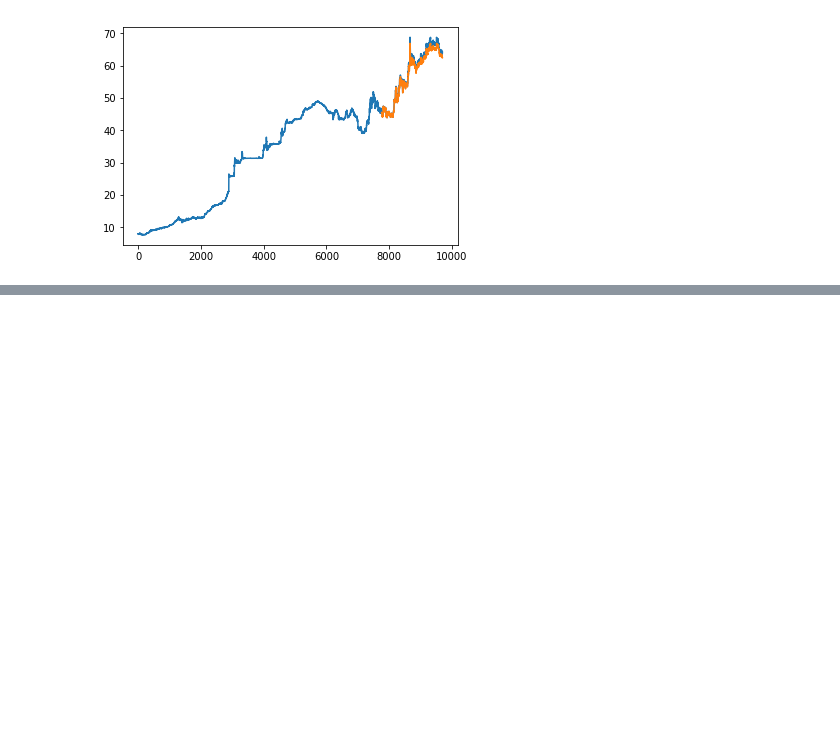
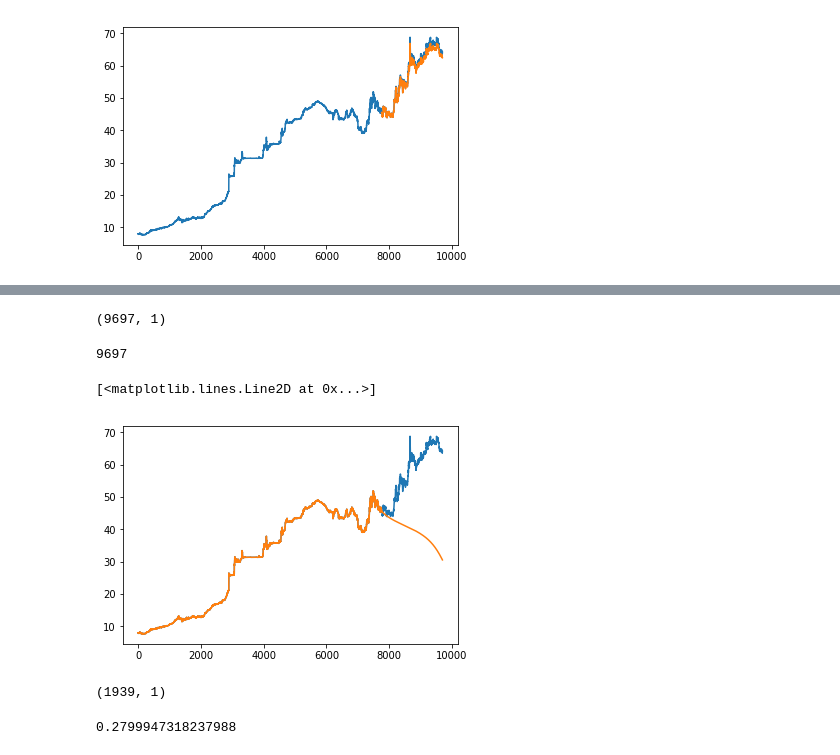
Before and after one commit to snowneji/ML_Algorithms_from_scratch, a Jupyter notebook: LSTM.ipynb, the cells around one changed output, grey strips where cells are left out. Saved outputs shown, nothing was run; the diff lists cells and outputs as text; code cells hidden in the pictures; blank space fills up the shorter version.

```diff
--- a/LSTM.ipynb
+++ b/LSTM.ipynb
@@ -321,0 +283,7 @@ plt.plot(testPredictPlot)
+# %%
+# create and fit the LSTM network
+model = Sequential()
+model.add(LSTM(4, input_shape=(1, look_back))) # 4 in here means 4 LSTM blocks or neurons
+model.add(Dense(1))
+model.compile(loss='mean_squared_error', optimizer='adam')
+model.fit(trainX, trainY, epochs=20, batch_size=1, verbose=2)
@@ -321,0 +309,16 @@ plt.plot(testPredictPlot)
+# %%
+data=price_dat
+ratio=ratio
+look_back = look_back
+temp_train = data[:ratio]
+# %%
+
+
+for i in range(len(data)-len(data[:ratio])):
+
+
+    testX_temp =  temp_train[(-1-look_back):-1]
+    testX_temp = np.reshape(testX_temp, (1, 1, look_back))
+    pred = model.predict(testX_temp)
+    temp_train = np.append(temp_train,pred).reshape(-1,1)
+    print('Predicted: {}'.format(pred))
@@ -321,0 +345,8 @@ plt.plot(testPredictPlot)
+# %%
+temp_train.shape
+# %% [output]
+(9697, 1)
+# %%
+len(price_dat)
+# %% [output]
+9697
@@ -321,0 +367,10 @@ plt.plot(testPredictPlot)
+# %%
+# inverse the transformation back to get the true value:
+temp_train = scaler.inverse_transform(temp_train)
+price_dat = scaler.inverse_transform(price_dat)
+# %%
+plt.plot(price_dat)
+plt.plot(temp_train)
+# %% [output]
+[<matplotlib.lines.Line2D at 0x...>]
+[figure, added]
@@ -321,0 +384,9 @@ plt.plot(testPredictPlot)
+# %%
+temp_train[ratio:].shape
+# %% [output]
+(1939, 1)
+# %%
+#11.57 when 20 epochs
+rmse(price_dat[ratio:],temp_train[ratio:])
+# %% [output]
+0.2799947318237988
```
Also changed, not shown: parts of 33 cells of this notebook, 3 other files.
